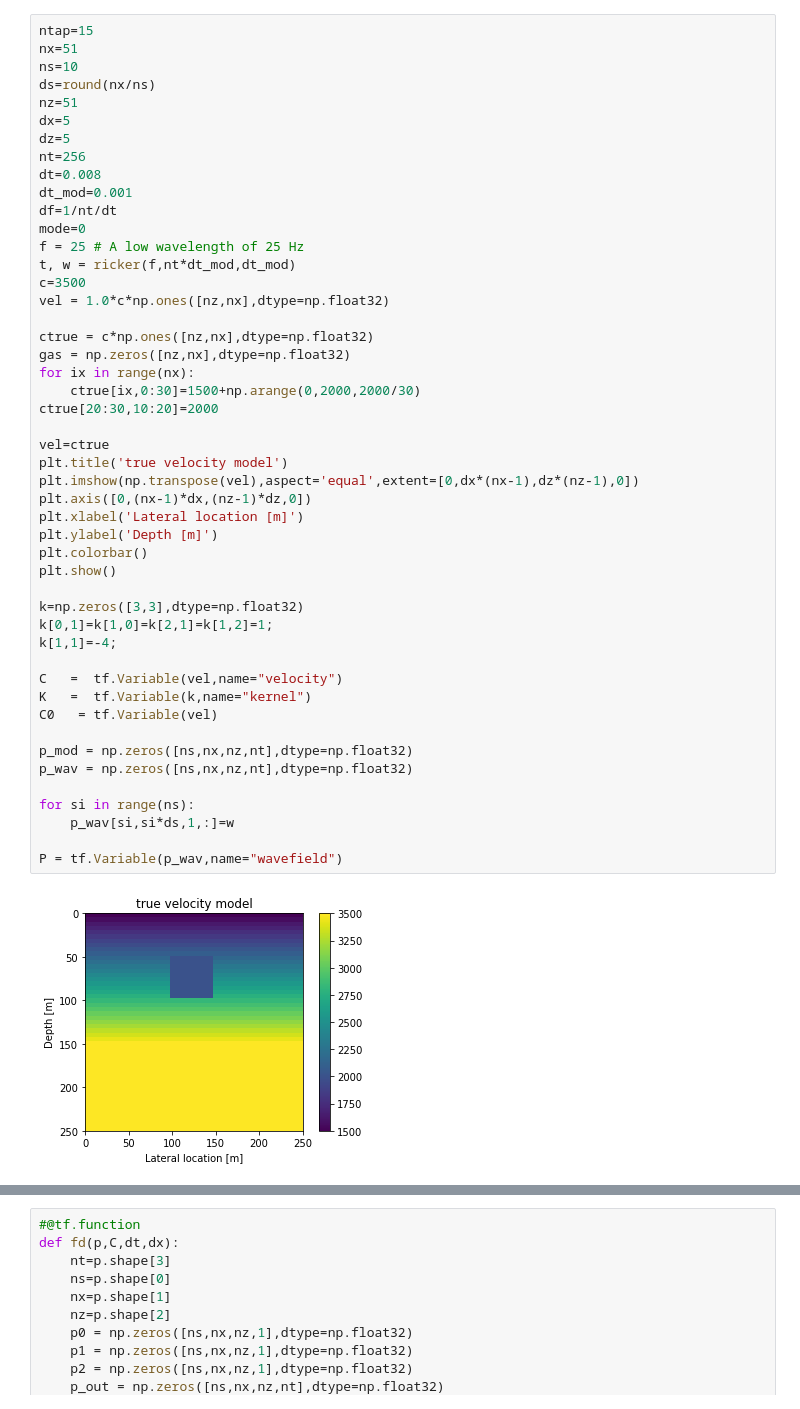
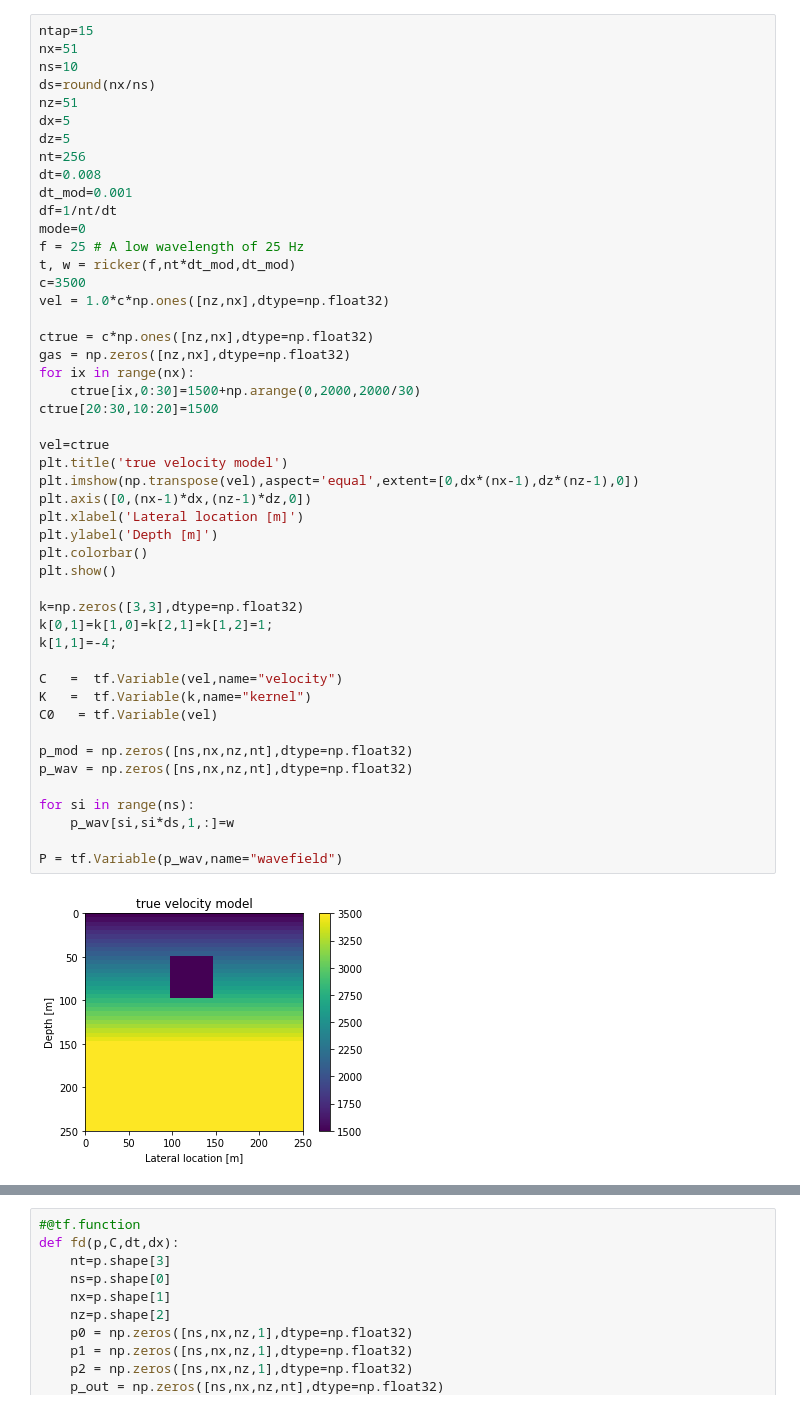
Before and after one commit to GeoMarky/tf2demo, a Jupyter notebook: tf2fwi.ipynb, the cells around one changed output, grey strips where cells are left out. Cells and saved outputs as stored; diff of their text form.

```diff
--- a/tf2fwi.ipynb
+++ b/tf2fwi.ipynb
@@ -85,33 +87,33 @@ vel = 1.0*c*np.ones([nz,nx],dtype=np.float32)
 ctrue = c*np.ones([nz,nx],dtype=np.float32)
 gas = np.zeros([nz,nx],dtype=np.float32)
 for ix in range(nx):
     ctrue[ix,0:30]=1500+np.arange(0,2000,2000/30)
-ctrue[20:30,10:20]=2000
+ctrue[20:30,10:20]=1500
 
 vel=ctrue
 plt.title('true velocity model')
 plt.imshow(np.transpose(vel),aspect='equal',extent=[0,dx*(nx-1),dz*(nz-1),0])
 plt.axis([0,(nx-1)*dx,(nz-1)*dz,0])
 plt.xlabel('Lateral location [m]')
 plt.ylabel('Depth [m]')
 plt.colorbar()
 plt.show()
 
 k=np.zeros([3,3],dtype=np.float32)
 k[0,1]=k[1,0]=k[2,1]=k[1,2]=1;
 k[1,1]=-4;
 
 C   =  tf.Variable(vel,name="velocity")
 K   =  tf.Variable(k,name="kernel")
 C0   = tf.Variable(vel)
 
 p_mod = np.zeros([ns,nx,nz,nt],dtype=np.float32)
 p_wav = np.zeros([ns,nx,nz,nt],dtype=np.float32)
 
 for si in range(ns):
     p_wav[si,si*ds,1,:]=w
 
 P = tf.Variable(p_wav,name="wavefield")
 # %% [output]
-[figure, old version]
+[figure, new version]
 # %% [markdown]
```
Also changed, not shown: parts of 8 cells of this notebook.
